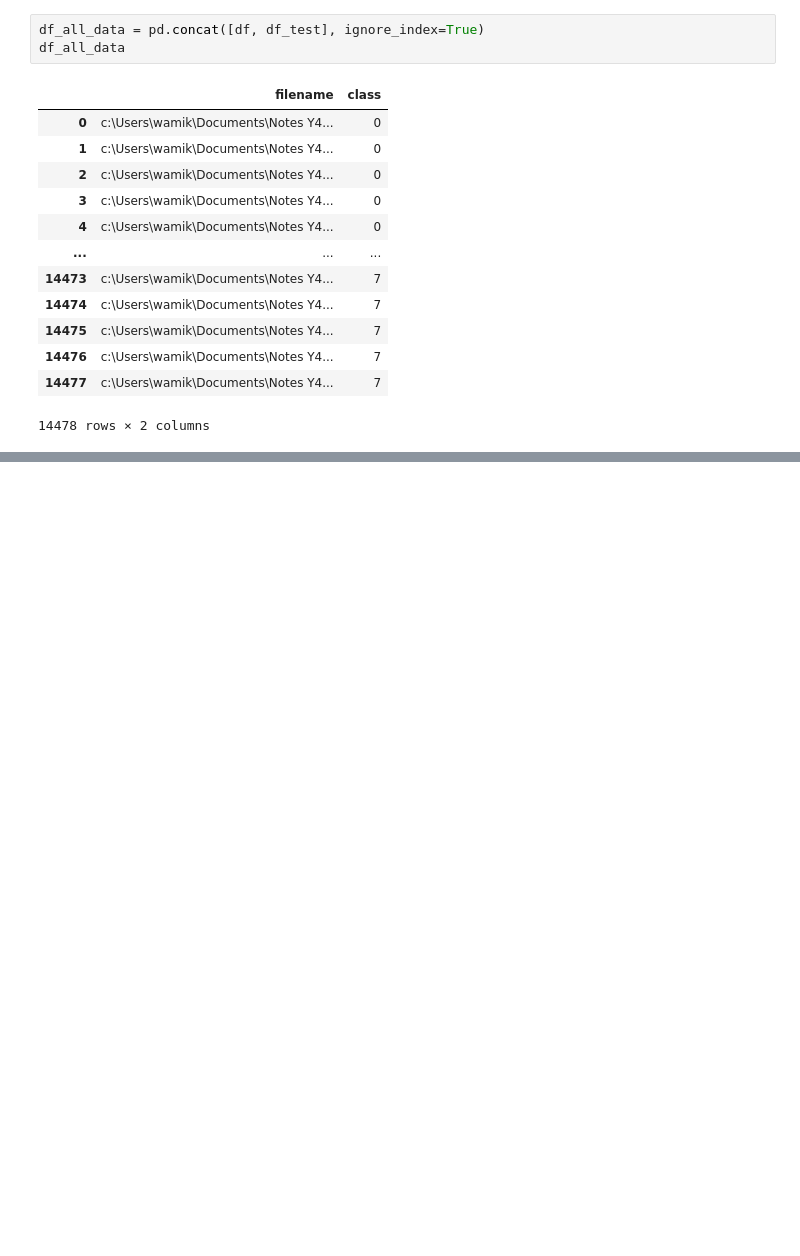
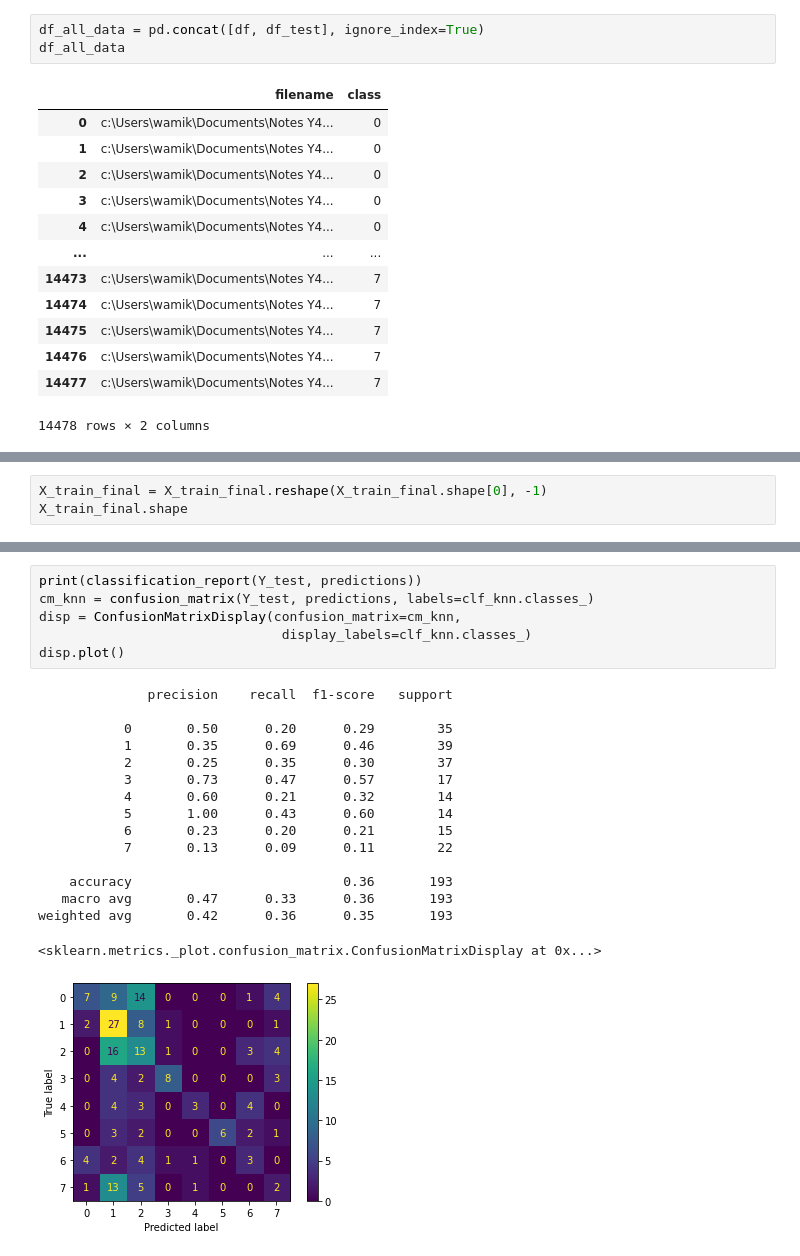
Before and after one commit to wamikamalik/CS3244-Group-8-Project-2, a Jupyter notebook: knn.ipynb, the cells around one changed output, grey strips where cells are left out. Drawn from its saved outputs; the diff is of its cells as text; blank space fills up the shorter version.

```diff
--- a/knn.ipynb
+++ b/knn.ipynb
@@ -469,0 +392,3 @@ weighted avg       0.51      0.51      0.51       710
+# %%
+X_train_final = X_train_final.reshape(X_train_final.shape[0], -1)
+X_train_final.shape
@@ -469,0 +560,23 @@ weighted avg       0.51      0.51      0.51       710
+# %%
+print(classification_report(Y_test, predictions))
+cm_knn = confusion_matrix(Y_test, predictions, labels=clf_knn.classes_)
+disp = ConfusionMatrixDisplay(confusion_matrix=cm_knn,
+                               display_labels=clf_knn.classes_)
+disp.plot()
+# %% [output]
+              precision    recall  f1-score   support
+
+           0       0.50      0.20      0.29        35
+           1       0.35      0.69      0.46        39
+           2       0.25      0.35      0.30        37
+           3       0.73      0.47      0.57        17
+           4       0.60      0.21      0.32        14
+           5       1.00      0.43      0.60        14
+           6       0.23      0.20      0.21        15
+           7       0.13      0.09      0.11        22
+
+    accuracy                           0.36       193
+   macro avg       0.47      0.33      0.36       193
+weighted avg       0.42      0.36      0.35       193
+<sklearn.metrics._plot.confusion_matrix.ConfusionMatrixDisplay at 0x...>
+[figure, added]
```
Also changed, not shown: parts of 72 cells of this notebook.
